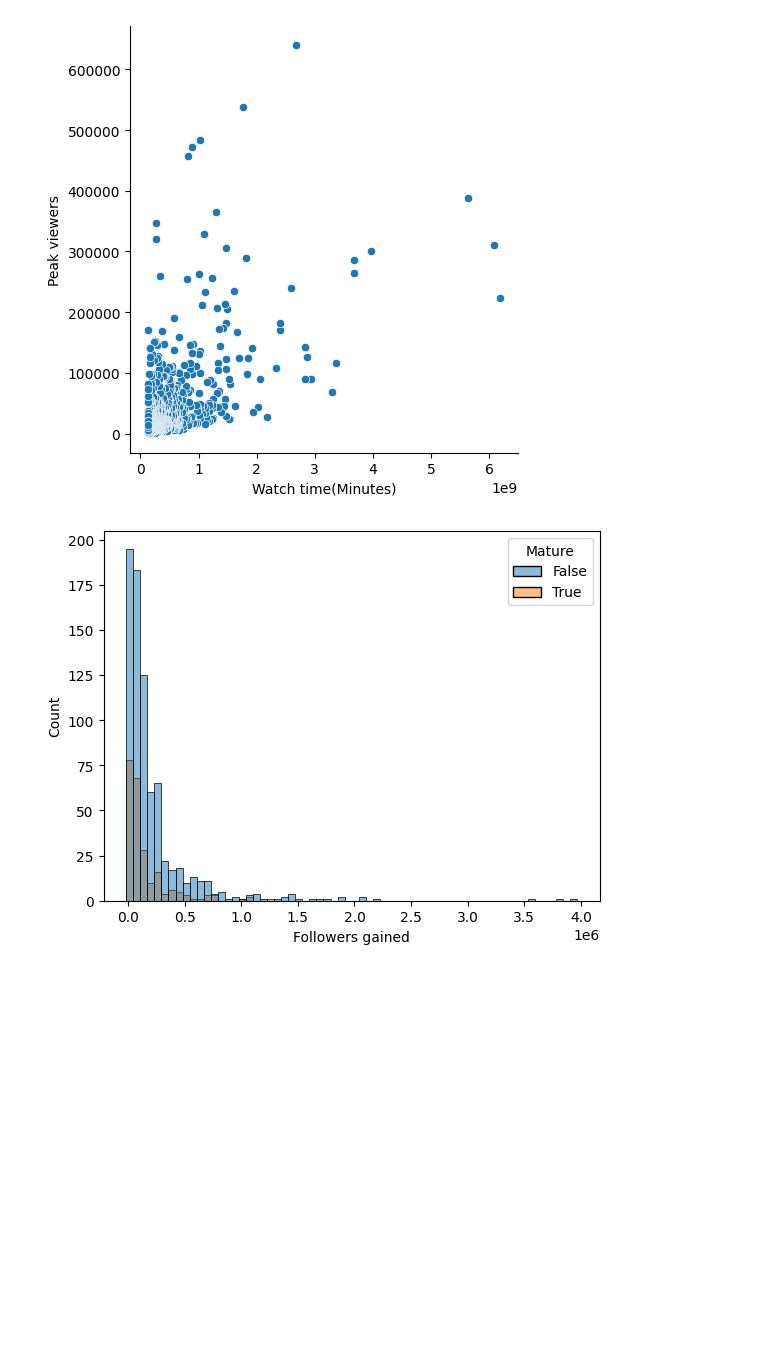
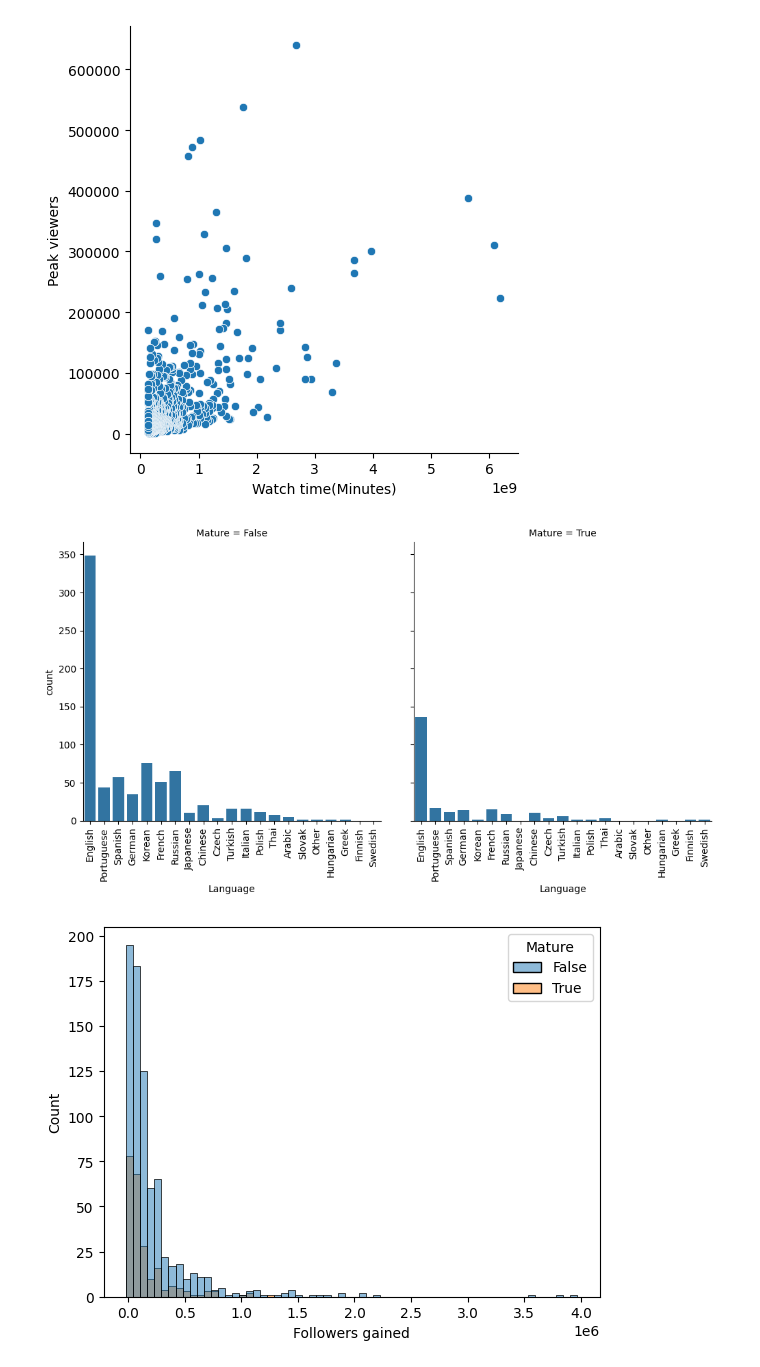
Before and after one commit to datasheng/csc460-BrandonVasquez-HW, a Jupyter notebook: Homework_3/twitch_eda/twitch_EDA.ipynb, the cells around one changed output. Saved outputs shown, nothing was run; the diff lists cells and outputs as text; code cells hidden in the pictures; blank space fills up the shorter version.

```diff
--- a/Homework_3/twitch_eda/twitch_EDA.ipynb
+++ b/Homework_3/twitch_eda/twitch_EDA.ipynb
@@ -138,7 +138,13 @@ sns.relplot(data=df, x='Watch time(Minutes)', y='Peak viewers', kind='scatter')
 [figure]
 # %%
 #have to do categorical v categorical
-sns.catplot(data=df, y='Partnered', col='Partnered', kind='bar')
+g = sns.catplot(data=df, x='Language', col='Mature', kind='count')
+for ax in g.axes.flat:
+    for label in ax.get_xticklabels():
+        label.set_rotation(90)
+plt.show()
+# %% [output]
+[figure, added]
 # %%
 #show the relationship between categorical and numerical data (color)
 
```
